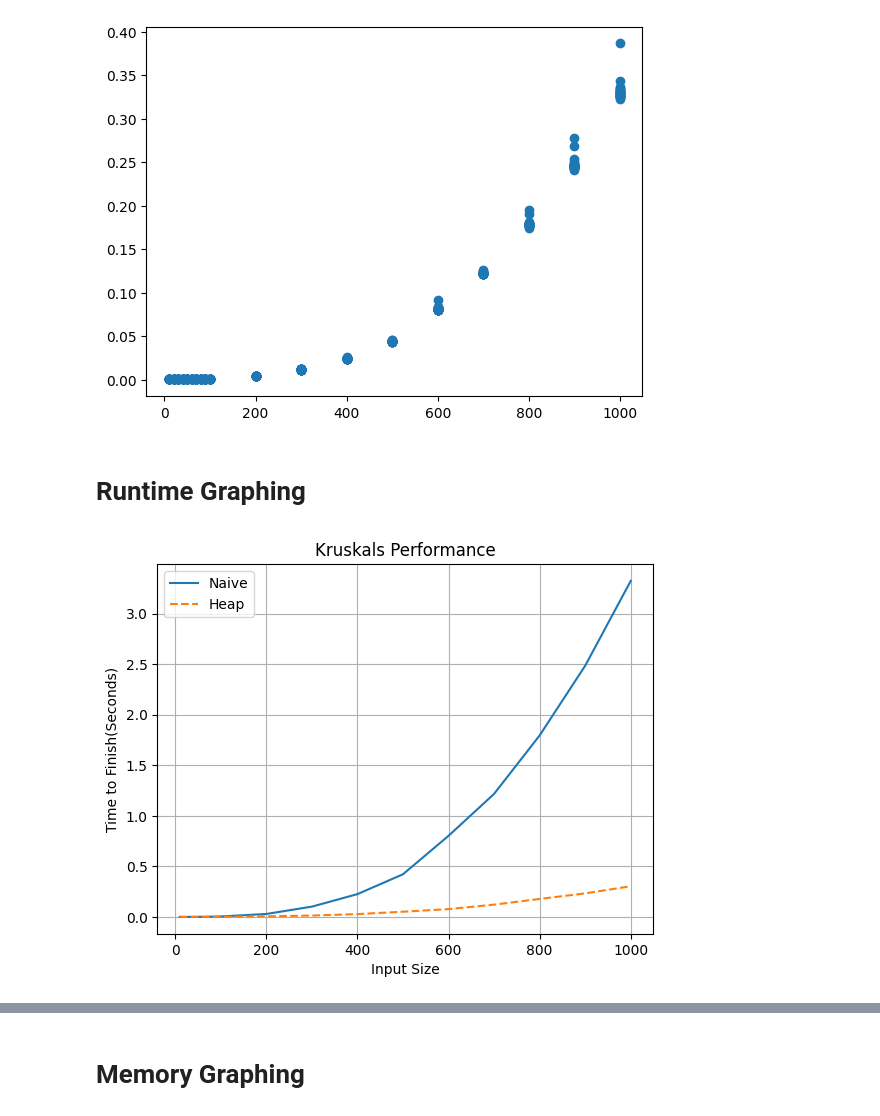
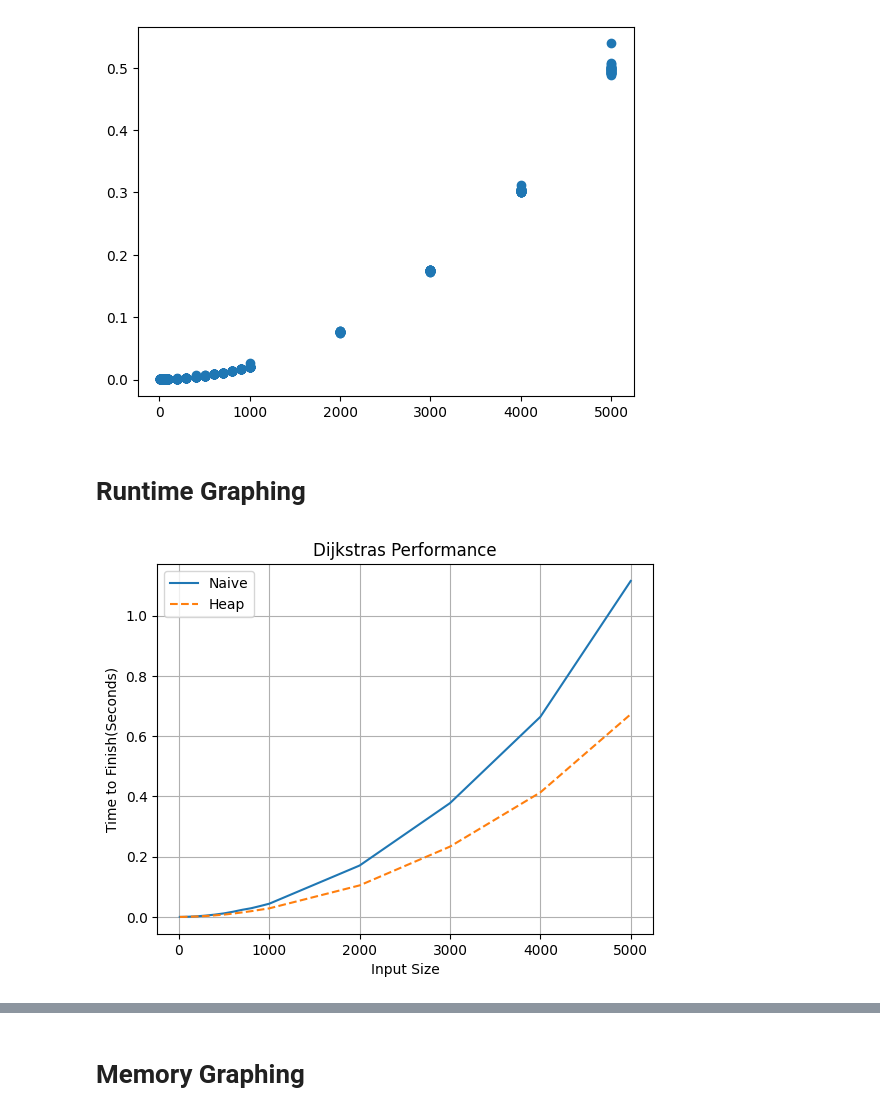
Before and after one commit to ChrisRafnson/OPER628_Capstone, a Jupyter notebook: graph_visualizer.ipynb, the cells around one changed output, grey strips where cells are left out. Drawn from its saved outputs; the diff is of its cells as text; code cells hidden in the pictures.

```diff
--- a/graph_visualizer.ipynb
+++ b/graph_visualizer.ipynb
@@ -2,33 +2,30 @@
 import pandas as pd
 import matplotlib.pyplot as plt
 import numpy as np
-df_naive = pd.read_csv("graph_data/naive_kruskals_runtime.csv")
-df_improved = pd.read_csv("graph_data/improved_kruskals_runtime.csv")
-
-# df_naive = pd.read_csv("data/naive_kruskals_runtime.csv")
-# df_improved = pd.read_csv("data/improved_kruskals_runtime.csv")
+df_naive = pd.read_csv("graph_data/naive_Dijkstras_runtime.csv")
+df_improved = pd.read_csv("graph_data/heap_dijkstras_runtime.csv")
 # %%
-group1 = df_naive.groupby('Input Size')['1.0'].mean()
-group2 = df_improved.groupby('Input Size')['1.0'].mean()
+group1 = df_naive.groupby('Input Size')['0.5'].mean()
+group2 = df_improved.groupby('Input Size')['0.5'].mean()
 # %%
 plt.scatter(df_naive['Input Size'], df_naive['0.1'])
 plt.show()
 # %% [output]
-[figure, old version]
+[figure, new version]
 # %% [markdown]
 # Runtime Graphing
 # %%
 plt.plot(group1, label="Naive", linestyle = '-')
 plt.plot(group2, label="Heap", linestyle = '--')
 
-plt.title('Kruskals Performance')
+plt.title('Dijkstras Performance')
 plt.xlabel('Input Size')
 plt.ylabel('Time to Finish(Seconds)')
 plt.legend()
 plt.grid(True)
 plt.show()
 # %% [output]
-[figure, old version]
+[figure, new version]
 # %%
 # Create a new DataFrame from the group object
 df = group1.reset_index()
```
Also changed, not shown: parts of 2 cells of this notebook, 35 other files.
